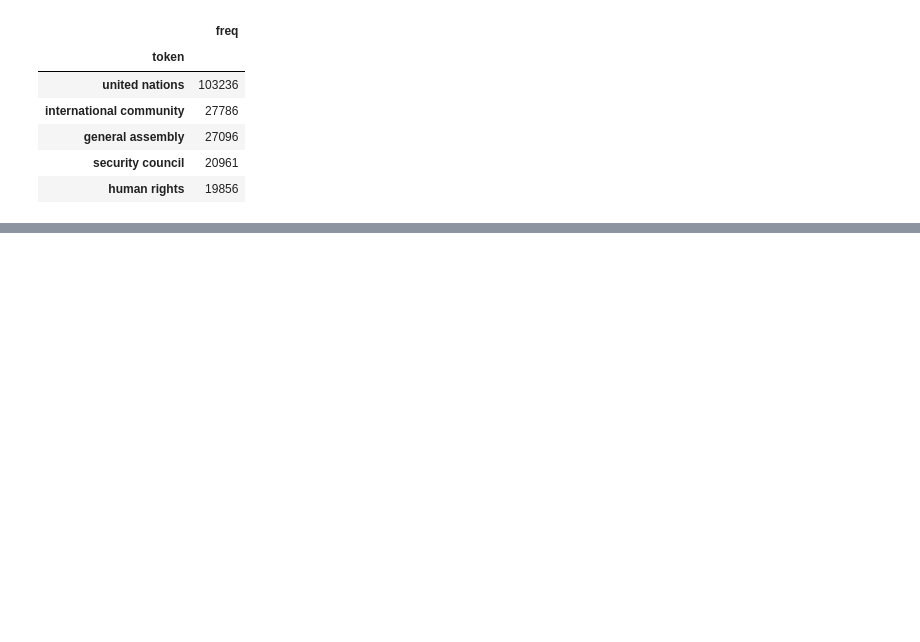
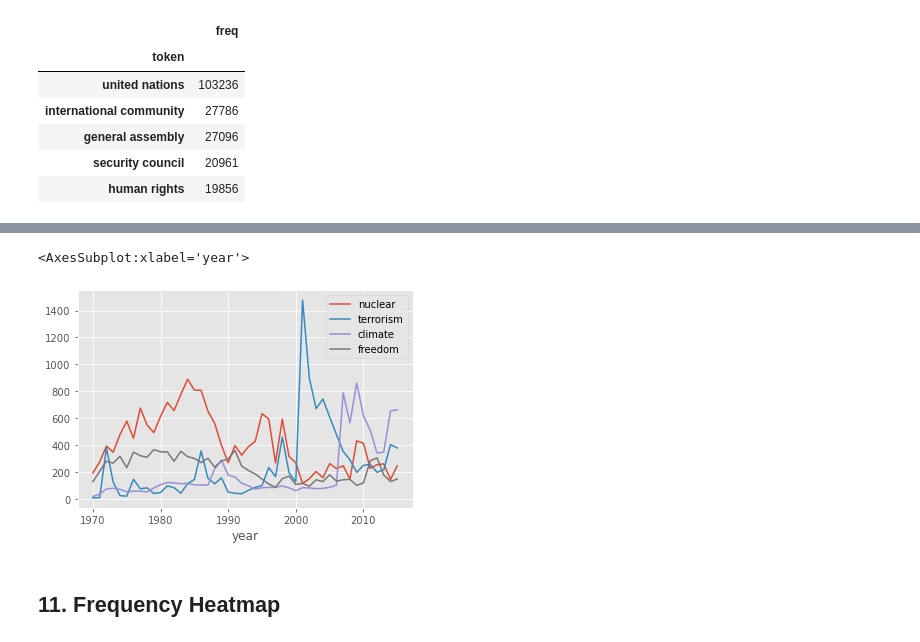
Before and after one commit to nicolasmollier/blueprints_for_text_analytics, a Jupyter notebook: notebooks/chapter_1.ipynb, the cells around one changed output, grey strips where cells are left out. Cells and saved outputs as stored; diff of their text form; code cells hidden in the pictures; blank space fills up the shorter version.

```diff
--- a/notebooks/chapter_1.ipynb
+++ b/notebooks/chapter_1.ipynb
@@ -820,0 +975,7 @@ count_words(df, "bigrams").head(n=5)
+# %%
+freq_df.plot(kind="line")
+# %% [output]
+<AxesSubplot:xlabel='year'>
+[figure, added]
+# %% [markdown]
+## 11. Frequency Heatmap
```
Also changed, not shown: parts of 35 cells of this notebook.
